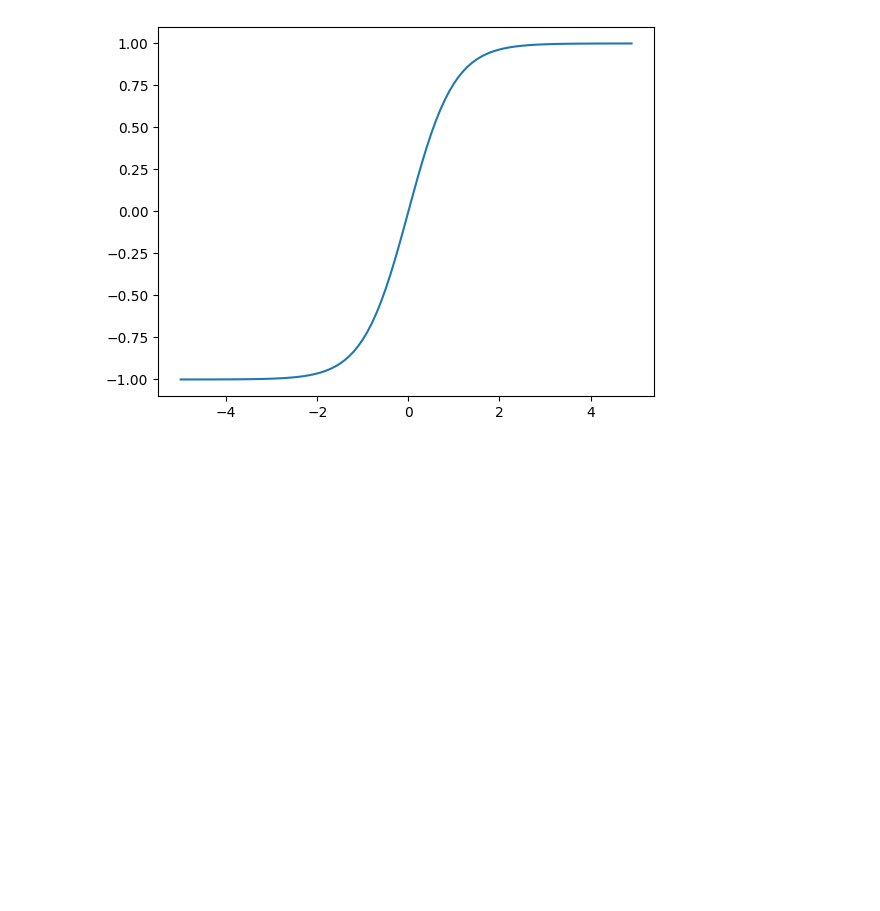
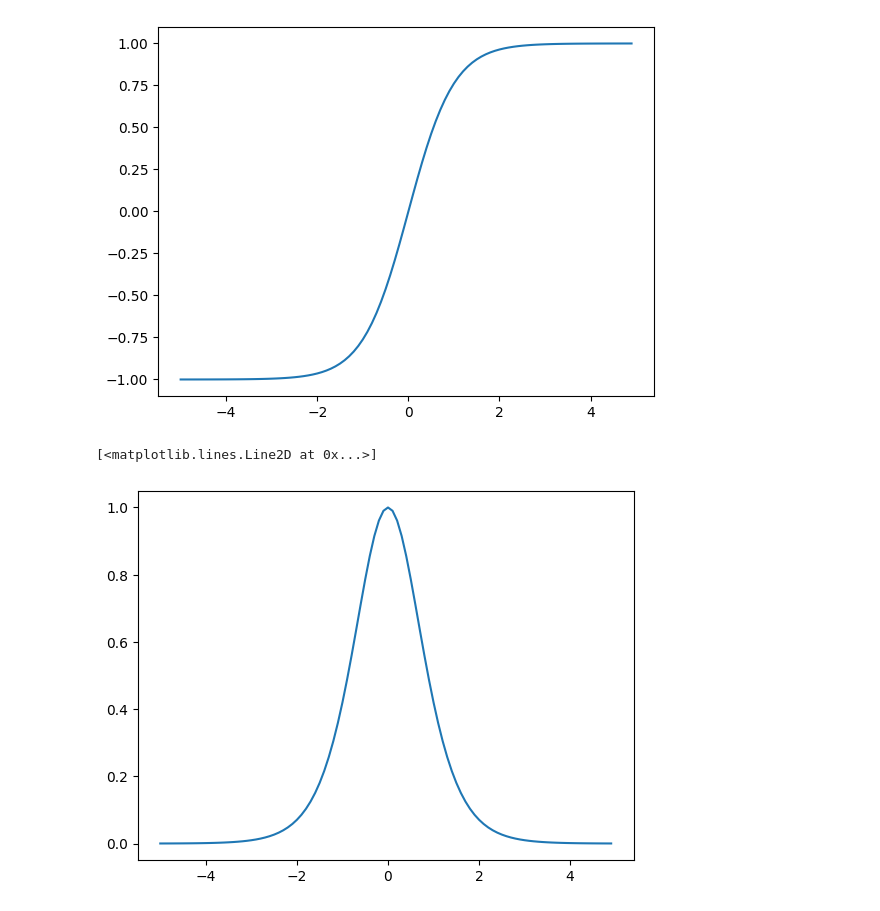
Before and after one commit to 719792323/Pytorch, a Jupyter notebook: 2_基础知识/5_激活函数.ipynb, the cells around one changed output. Saved outputs shown, nothing was run; the diff lists cells and outputs as text; code cells hidden in the pictures; blank space fills up the shorter version.

```diff
--- a/2_基础知识/5_激活函数.ipynb
+++ b/2_基础知识/5_激活函数.ipynb
@@ -26,3 +48,11 @@ plt.plot(x,y)
 # %% [output]
 [<matplotlib.lines.Line2D at 0x...>]
 [figure]
+# %%
+# tanh函数导数图像
+x.grad.zero_()
+y.backward(torch.ones_like(x),retain_graph=True)
+plt.plot(x.detach(),x.grad)
+# %% [output]
+[<matplotlib.lines.Line2D at 0x...>]
+[figure, added]
```
Also changed, not shown: parts of 5 cells of this notebook.
